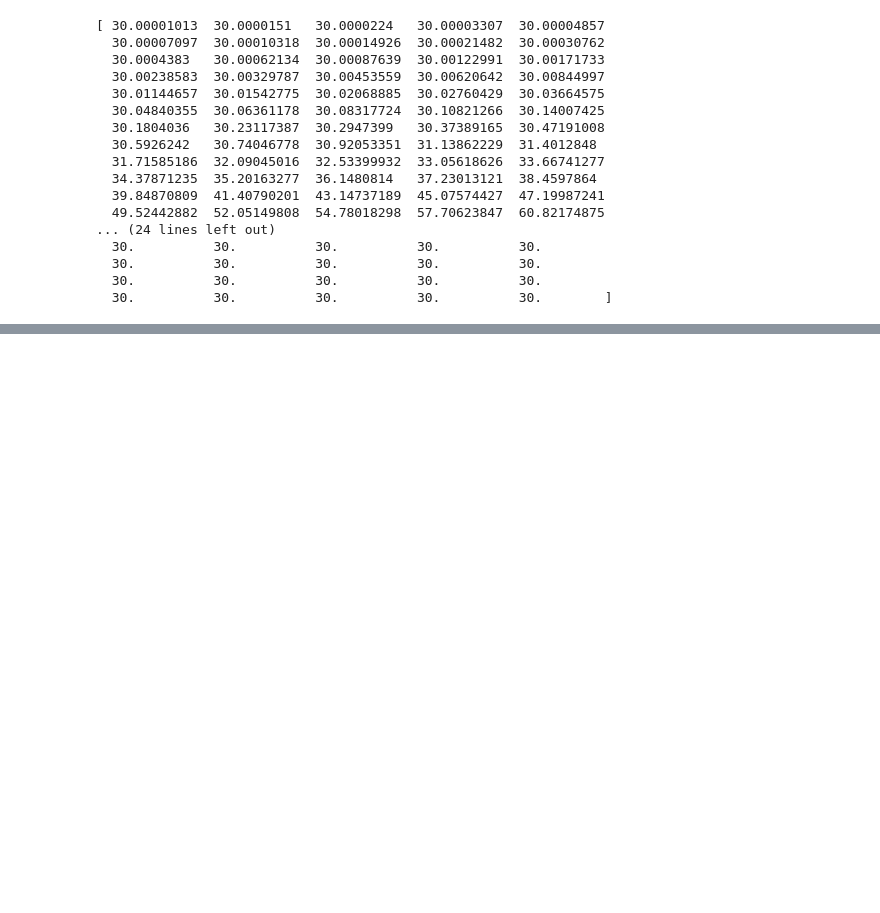
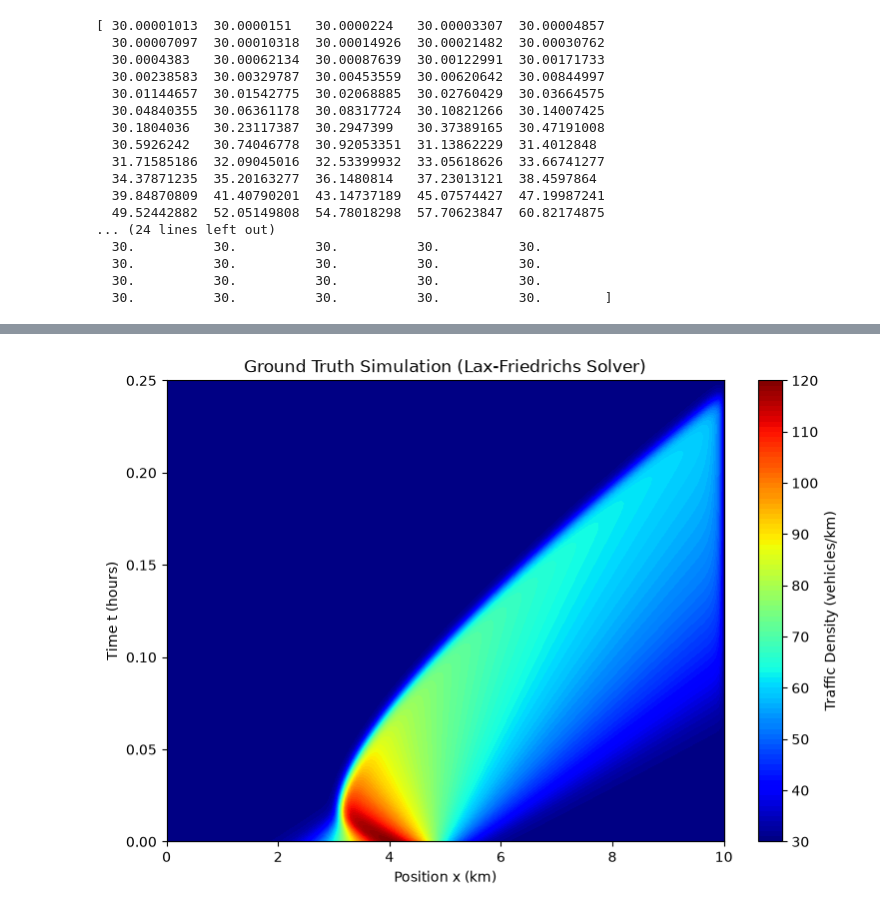
Before and after one commit to WAniruddha/Traffic_1DPinn, a Jupyter notebook: TrafficPinn_Test1.ipynb, the cells around one changed output, grey strips where cells are left out. Drawn from its saved outputs; the diff is of its cells as text; code cells hidden in the pictures; blank space fills up the shorter version.

Commit message:
GroundTruth

```diff
--- a/TrafficPinn_Test1.ipynb
+++ b/TrafficPinn_Test1.ipynb
@@ -78,13 +79,7 @@ print(rho_0)
   30.          30.          30.          30.          30.
   30.          30.          30.          30.          30.        ]
 # %%
-v_max = 100 #(km/hr)
-
-rho_max = 150 #(cars/km)
-
-
-
-
-arr_q = rho_0*v_max *(1-(rho_0/rho_max))
-
-print (arr_q)
+def traffic_flow(rho):
+    v_max = 100.0
+    rho_max = 150.0
+    return v_max * rho * (1.0 - rho / rho_max)
@@ -108,0 +141,18 @@ print (arr_q)
+# %%
+# 1. Create a figure
+plt.figure(figsize=(9, 6))
+
+# 2. Use contourf to plot the space-time density
+# we use X_grid and T_grid that you made earlier with meshgrid!
+contour = plt.contourf(X_grid, T_grid, rho_history, levels=100, cmap='jet')
+
+# 3. Add labels and styling
+plt.colorbar(contour, label='Traffic Density (vehicles/km)')
+plt.xlabel('Position x (km)')
+plt.ylabel('Time t (hours)')
+plt.title('Ground Truth Simulation (Lax-Friedrichs Solver)')
+
+# 4. Show the plot
+plt.show()
+# %% [output]
+[figure, added]
```
Also changed, not shown: parts of 3 cells of this notebook.
